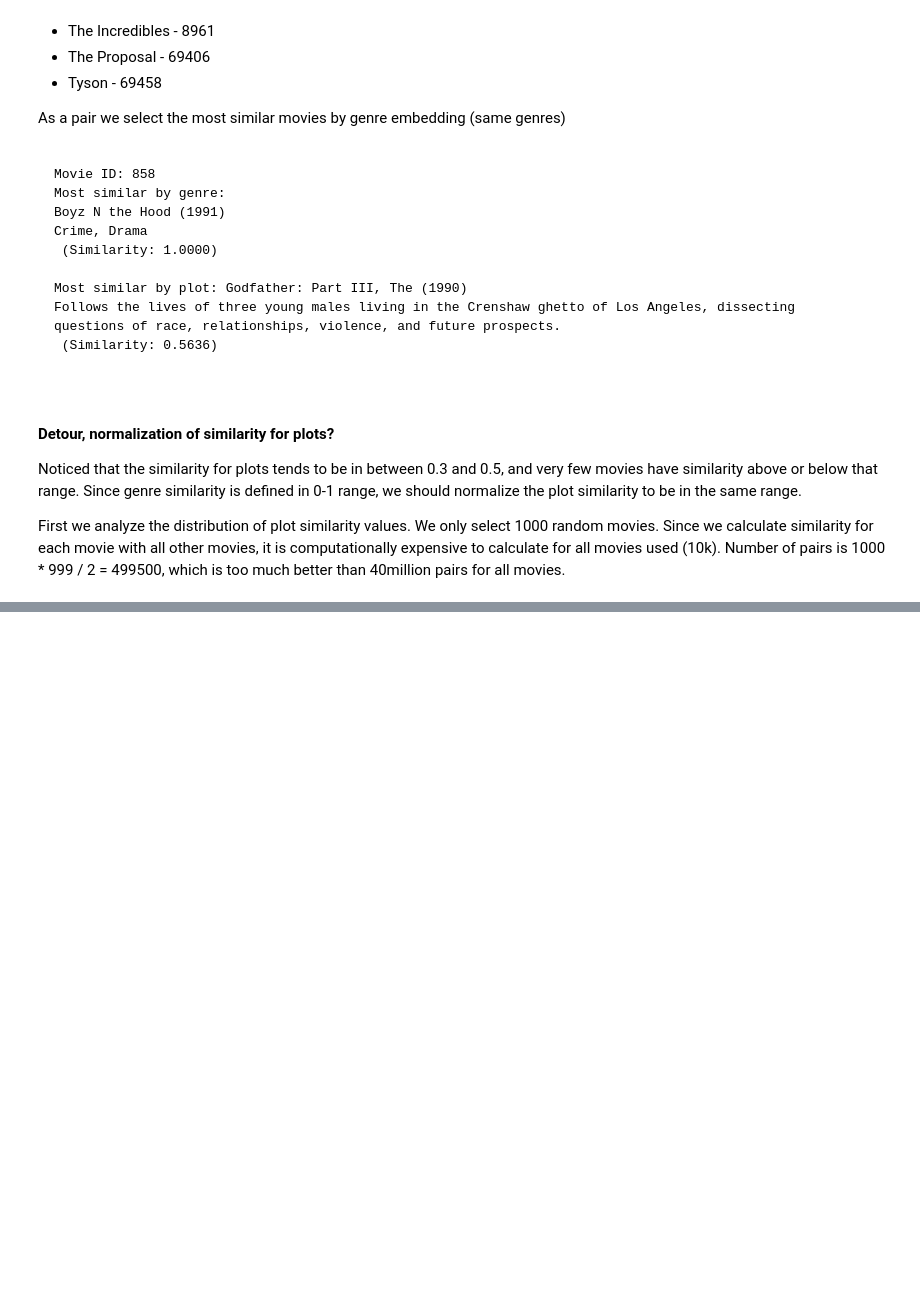
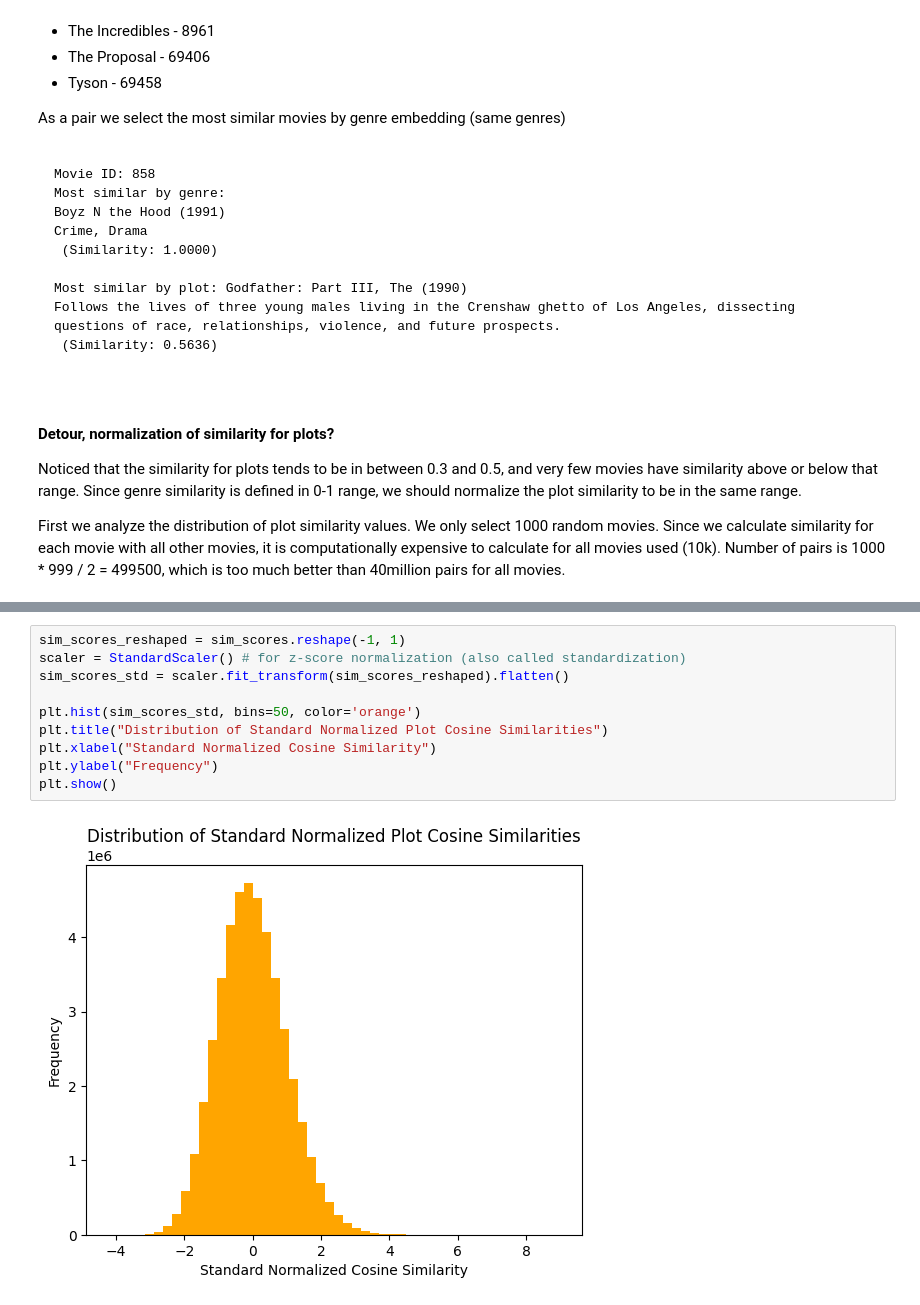
Before and after one commit to RichardFedak/llm-diversity, a Jupyter notebook: experiment/EasyStudy/server/static/datasets/ml-latest/div_phase.ipynb, the cells around one changed output, grey strips where cells are left out. Cells and saved outputs as stored; diff of their text form; blank space fills up the shorter version.

```diff
--- a/experiment/EasyStudy/server/static/datasets/ml-latest/div_phase.ipynb
+++ b/experiment/EasyStudy/server/static/datasets/ml-latest/div_phase.ipynb
@@ -197,0 +81,12 @@ plt.show()
+# %%
+sim_scores_reshaped = sim_scores.reshape(-1, 1)
+scaler = StandardScaler() # for z-score normalization (also called standardization)
+sim_scores_std = scaler.fit_transform(sim_scores_reshaped).flatten()
+
+plt.hist(sim_scores_std, bins=50, color='orange')
+plt.title("Distribution of Standard Normalized Plot Cosine Similarities")
+plt.xlabel("Standard Normalized Cosine Similarity")
+plt.ylabel("Frequency")
+plt.show()
+# %% [output]
+[figure, added]
```
Also changed, not shown: parts of 9 cells of this notebook, 2 other files.
